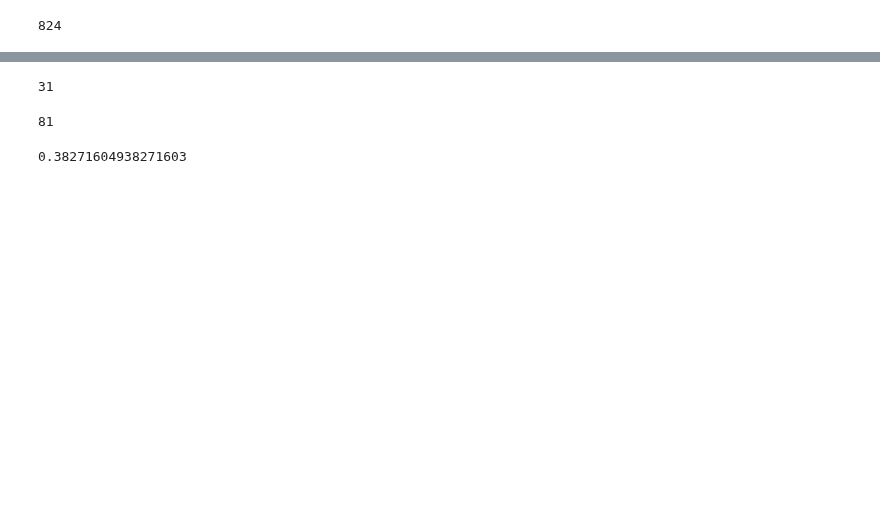
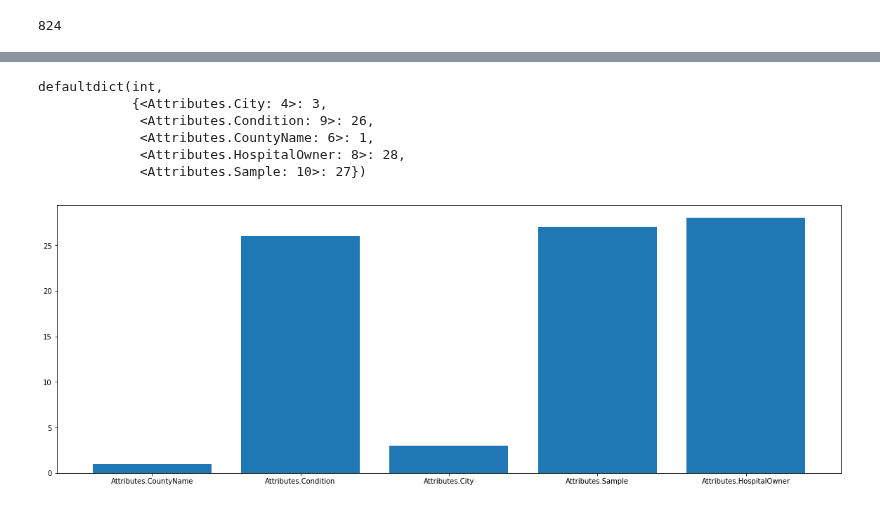
Before and after one commit to yogeshchellappa/recordEmbedding, a Jupyter notebook: Data Imputation using Word2Vec for Hospital dataset with 10 attributes.ipynb, the cells around one changed output, grey strips where cells are left out. Cells and saved outputs as stored; diff of their text form; code cells hidden in the pictures; blank space fills up the shorter version.

```diff
--- a/Data Imputation using Word2Vec for Hospital dataset with 10 attributes.ipynb
+++ b/Data Imputation using Word2Vec for Hospital dataset with 10 attributes.ipynb
@@ -14,6 +14,11 @@ import pandas as pd
 import numpy as np
 from enum import Enum
 import itertools
+from collections import defaultdict
+import matplotlib.pyplot as plt
+
+from pylab import rcParams
+rcParams['figure.figsize'] = 20, 7
 # %% [markdown]
 ## Load the clean and the dirty dataset
 # %%
@@ -281,12 +277,19 @@ for i in incorrectPredictions:
-# %%
-count
-# %% [output]
-31
-# %%
-len(incorrectPredictions)
-# %% [output]
-81
-# %%
-31/81.0
-# %% [output]
-0.38271604938271603
+# %%
+errorAnalysis = defaultdict(int)
+for actual, predicted in incorrectPredictions:
+    errorAnalysis[predictAttribute(model, tokenizer, actual)] += 1
+# %%
+errorAnalysis
+# %% [output]
+defaultdict(int,
+            {<Attributes.City: 4>: 3,
+             <Attributes.Condition: 9>: 26,
+             <Attributes.CountyName: 6>: 1,
+             <Attributes.HospitalOwner: 8>: 28,
+             <Attributes.Sample: 10>: 27})
+# %%
+plt.bar(range(len(errorAnalysis)), list(errorAnalysis.values()), align='center')
+plt.xticks(range(len(errorAnalysis)), list(errorAnalysis.keys()))
+plt.show()
+# %% [output]
+[figure, added]
```
Also changed, not shown: parts of 15 cells of this notebook.
